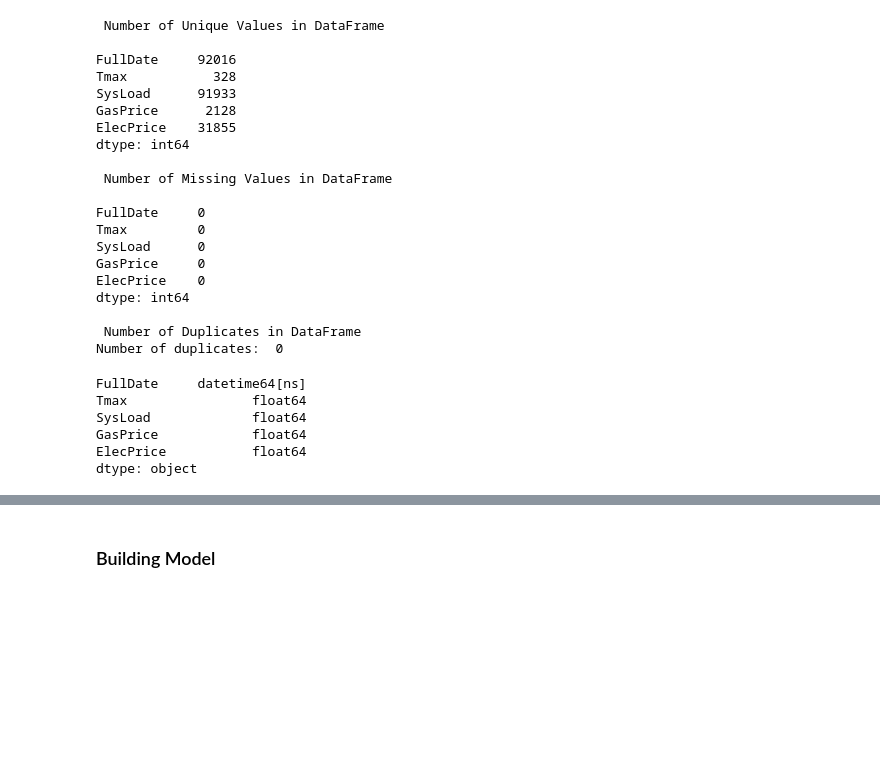
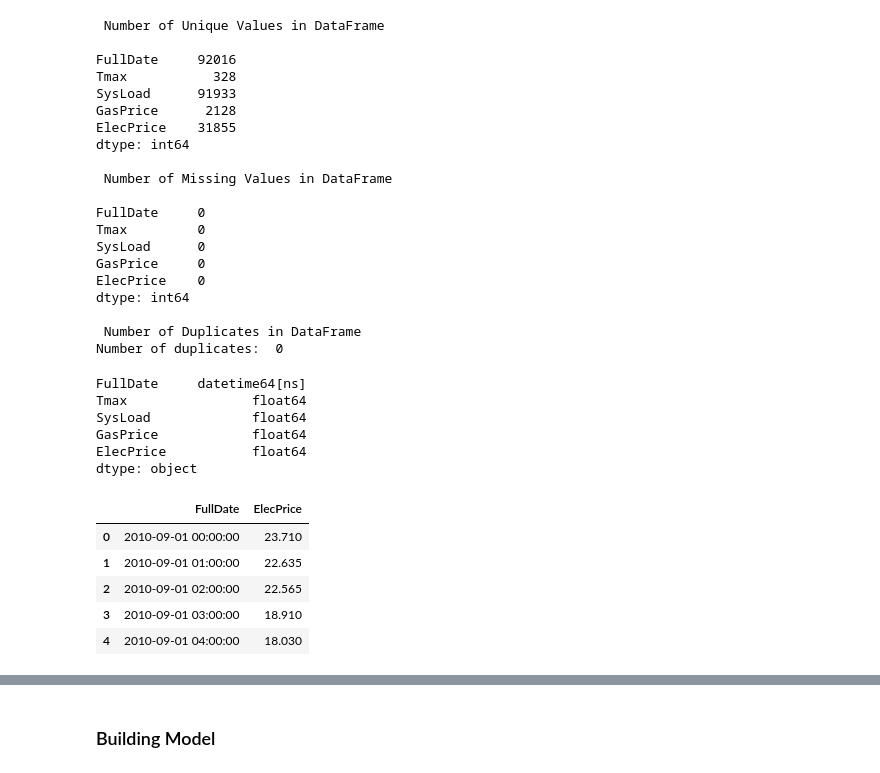
Before and after one commit to muhammedbalogun/Hamoye_internship_assignments, a Jupyter notebook: 005_tag_along_code_stageE.ipynb, the cells around one changed output, grey strips where cells are left out. Cells and saved outputs as stored; diff of their text form; code cells hidden in the pictures; blank space fills up the shorter version.

```diff
--- a/005_tag_along_code_stageE.ipynb
+++ b/005_tag_along_code_stageE.ipynb
@@ -117,3 +117,14 @@ SysLoad             float64
 GasPrice            float64
 ElecPrice           float64
 dtype: object
+# %%
+# subset df for analysis
+df_sub = df[['FullDate', 'ElecPrice']]
+df_sub.head()
+# %% [output]
+|  | FullDate | ElecPrice |
+| 0 | 2010-09-01 00:00:00 | 23.710 |
+| 1 | 2010-09-01 01:00:00 | 22.635 |
+| 2 | 2010-09-01 02:00:00 | 22.565 |
+| 3 | 2010-09-01 03:00:00 | 18.910 |
+| 4 | 2010-09-01 04:00:00 | 18.030 |
```
Also changed, not shown: parts of 6 cells of this notebook.
